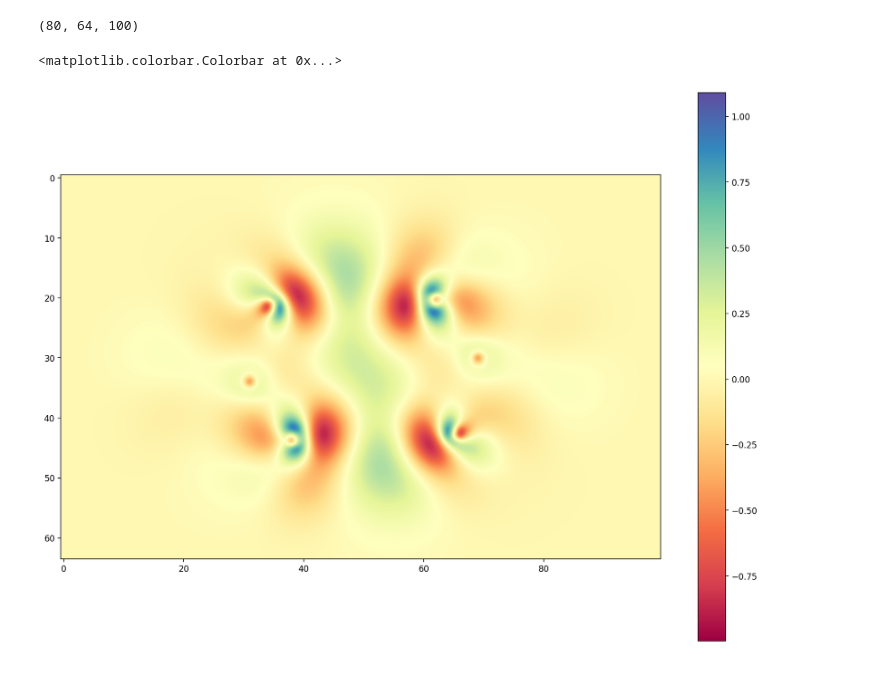
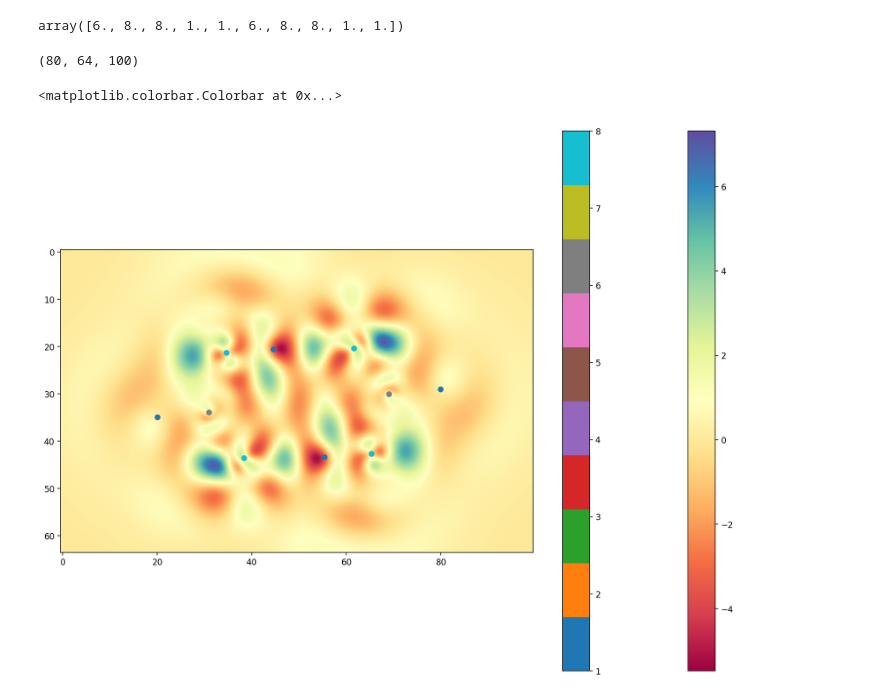
Before and after one commit to ymshi449/pdft, a Jupyter notebook: pdft/Cube_Plot.ipynb, the cells around one changed output. Drawn from its saved outputs; the diff is of its cells as text; code cells hidden in the pictures.

Commit message:
Added a function to give the positions of atoms on 2D. get_atoms

```diff
--- a/pdft/Cube_Plot.ipynb
+++ b/pdft/Cube_Plot.ipynb
@@ -5,9 +6,40 @@ from scipy import ndimage
 import libcubeprop
 import matplotlib.pyplot as plt
 from mpl_toolkits.mplot3d import Axes3D
+# %%
+psi4.core.set_output_file("tests/formic.psi4")
+functional = 'b3lyp'
+basis = 'cc-pvdz'
+Full_Molec = psi4.geometry("""
+nocom
+noreorient
+C    0.0000000    0.1929272   -1.9035340
+O    0.0000000    1.1595219   -1.1616236
+O    0.0000000   -1.0680669   -1.5349870
+H    0.0000000    0.2949802   -2.9949776
+H    0.0000000   -1.1409414   -0.5399614
+C    0.0000000   -0.1929272    1.9035340
+O    0.0000000   -1.1595219    1.1616236
+O    0.0000000    1.0680669    1.5349870
+H    0.0000000   -0.2949802    2.9949776
+H    0.0000000    1.1409414    0.5399614
+units bohr
+symmetry c1
+""")
+mol = pdft.U_Molecule(Full_Molec, basis, functional)
+#%% 1 basis 2D plot
+L = [2.0, 2.0, 2.0]
+D = [0.05, 0.1, 0.1]
+# Plot file
+O, N = libcubeprop.build_grid(mol.wfn, L, D)
+atoms= libcubeprop.get_atoms(mol.wfn, D, O)
+# %%
+atoms[:,0]
+# %% [output]
+array([6., 8., 8., 1., 1., 6., 8., 8., 1., 1.])
 # %%
 #We can bring the cubefile as a Numpy array
-vp, cube_info = libcubeprop.cube_to_array("tests/formic3.cube")
+vp, cube_info = libcubeprop.cube_to_array("tests/formic/twobasis_b3lyp/formic7.cube")
 # %%
 vp.shape
 # %% [output]
@@ -15,10 +47,12 @@ vp.shape
 # %%
 #Rotate the image to match the previously shown models.
 # rotated_img = ndimage.rotate(h2o_cube[15:50,43,20:50], -90)
-
 f, ax = plt.subplots(1, 1, figsize=(16, 12), dpi=160)
-p = ax.imshow(vp[40, :, :], interpolation="bicubic", cmap="Spectral")
+p = ax.imshow(vp[41, :, :], interpolation="bicubic", cmap="Spectral")
+q = ax.scatter(atoms[:,3], atoms[:,2], vmin=1, vmax=8,c=atoms[:,0], cmap="tab10")
 f.colorbar(p, ax=ax)
+f.colorbar(q, ax=ax)
+# f.savefig("tests/formic/onebasis_b3lyp/formic_svd-7_b2lyp")
 # %% [output]
 <matplotlib.colorbar.Colorbar at 0x...>
-[figure, old version]
+[figure, new version]
```
Also changed, not shown: parts of 5 cells of this notebook, 49 other files.
